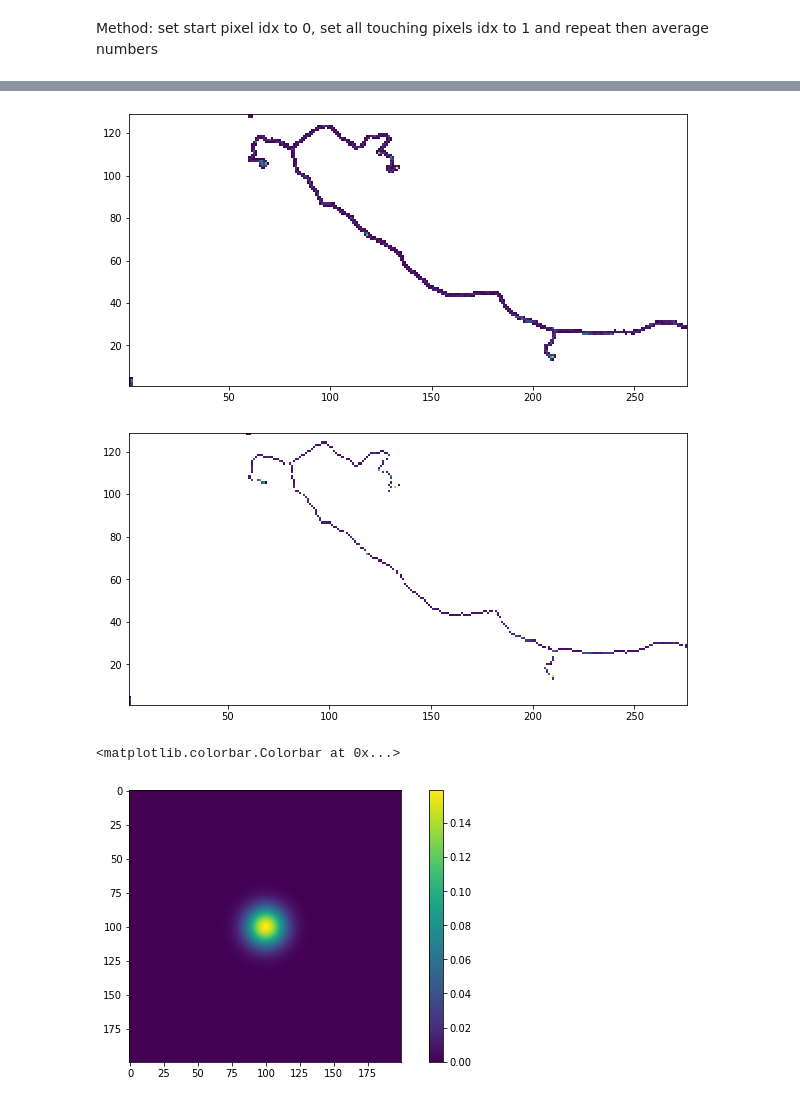
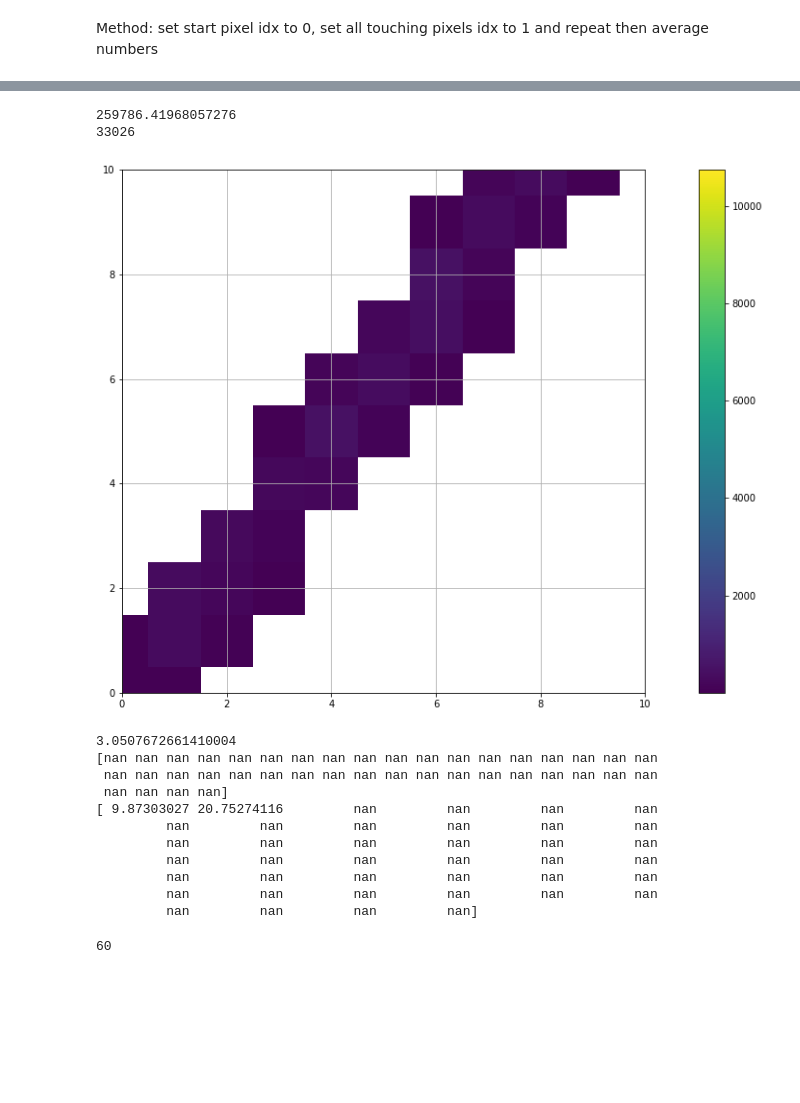
Before and after one commit to harryxni/detector_sim, a Jupyter notebook: analysis/reconstruction.ipynb, the cells around one changed output, grey strips where cells are left out. Cells and saved outputs as stored; diff of their text form; code cells hidden in the pictures; blank space fills up the shorter version.

```diff
--- a/analysis/reconstruction.ipynb
+++ b/analysis/reconstruction.ipynb
@@ -238,19 +338,34 @@ print(avg_track[:,1])
+# %%
+test, coords=prob_array(avg_track,1000)
+# %%
+plt.imshow(test.T,origin="lower")
+plt.colorbar()
+print(np.nansum(test))
+#print(max(sub_array.flatten()))
+plt.xlim((0,10))
+plt.ylim((0,10))
+plt.grid()
+print(np.count_nonzero(~np.isnan(sub_array)))
+# %% [output]
+259786.41968057276
+33026
+[figure, added]
 # %%
-pix, xedges, yedges, image = plt.hist2d(x_pix, y_pix, (max(x_pix), max(y_pix)), cmin=1, weights=c_dep)
+print(np.nansum(stats.poisson.pmf(pix.flatten(), test.flatten())))
+
+print(pix.flatten()[:40])
+print(test.flatten()[:40])
+min(coords[0])
 # %% [output]
-[figure, removed]
+3.0507672661410004
+[nan nan nan nan nan nan nan nan nan nan nan nan nan nan nan nan nan nan
+ nan nan nan nan nan nan nan nan nan nan nan nan nan nan nan nan nan nan
+ nan nan nan nan]
+[ 9.87303027 20.75274116         nan         nan         nan         nan
+         nan         nan         nan         nan         nan         nan
+         nan         nan         nan         nan         nan         nan
+         nan         nan         nan         nan         nan         nan
+         nan         nan         nan         nan         nan         nan
+         nan         nan         nan         nan         nan         nan
+         nan         nan         nan         nan]
+60
-# %%
-pix, xedges, yedges, image = plt.hist2d(avg_track[:,0], avg_track[:,1], (max(x_pix), max(y_pix)),cmin=0.1, weights=avg_track[:,3])
-# %% [output]
-[figure, removed]
-# %%
-x=np.arange(-10,10,0.1)
-y=np.arange(-10,10,0.1)
-xx, yy= np.meshgrid(x,y)
-pix=np.dstack((xx,yy))
-val=gauss_2d((xx,yy), (0,0), 1)
-plt.imshow(val)
-plt.colorbar()
-# %% [output]
-<matplotlib.colorbar.Colorbar at 0x...>
-[figure, removed]
```
Also changed, not shown: parts of 21 cells of this notebook.
